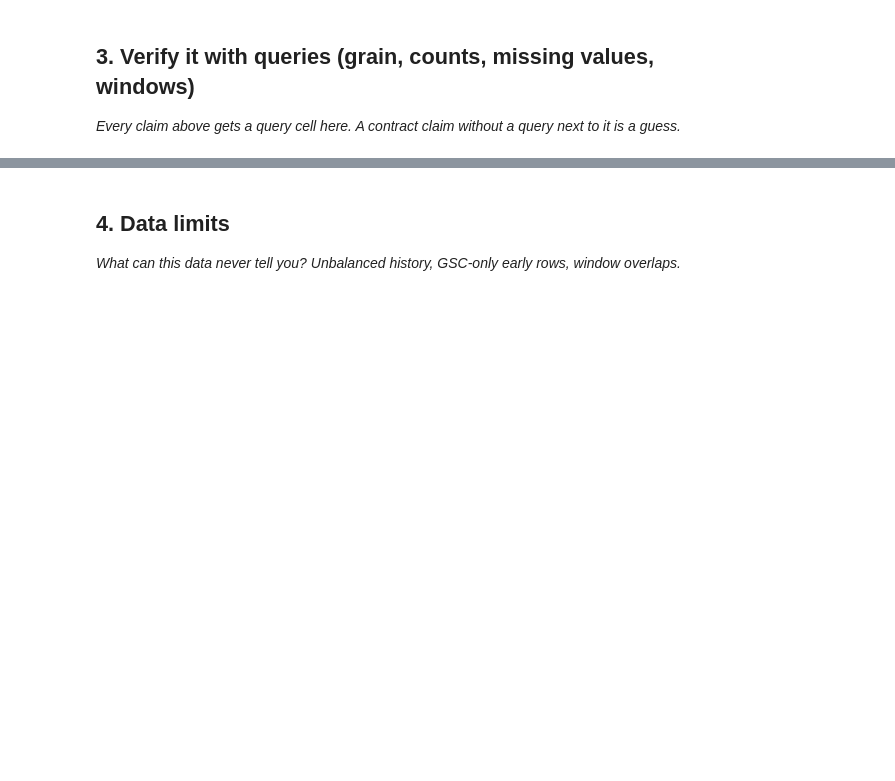
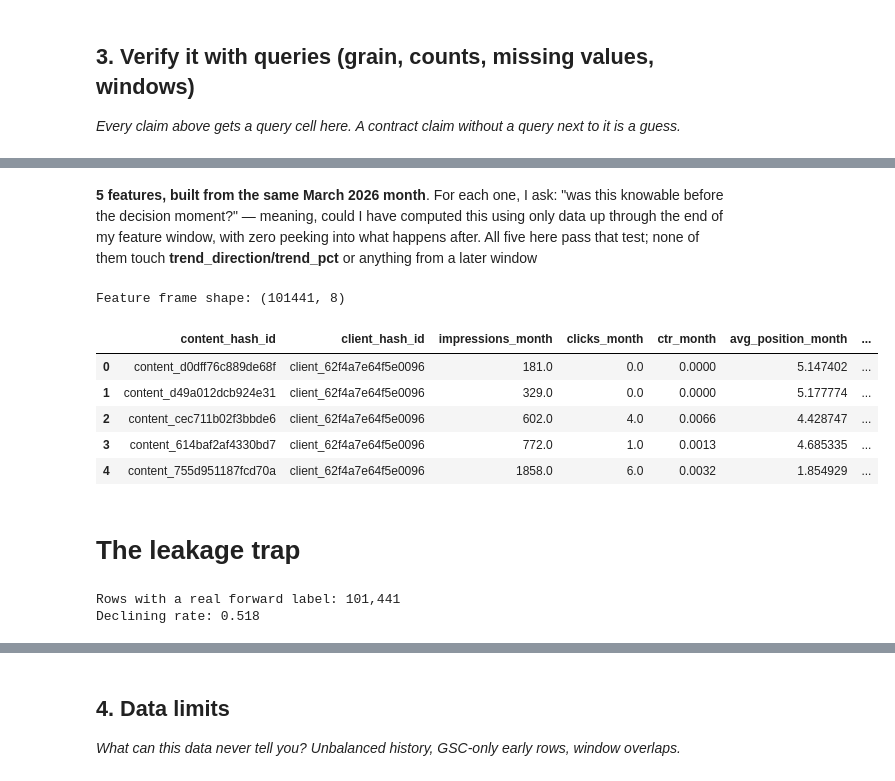
Before and after one commit to madaraf/Flyrank-intership-machine_learning, a Jupyter notebook: work/notebooks/w03_data_contract.ipynb, the cells around one changed output, grey strips where cells are left out. Drawn from its saved outputs; the diff is of its cells as text; code cells hidden in the pictures; blank space fills up the shorter version.

```diff
--- a/work/notebooks/w03_data_contract.ipynb
+++ b/work/notebooks/w03_data_contract.ipynb
@@ -29,0 +164,68 @@ This skeleton is yours to fill. Work the sections **in order** — each one has
+# %% [markdown]
+**5 features, built from the same March 2026 month**. For each one, I ask: "was this knowable before the decision moment?" — meaning, could I have computed this using only data up through the end of my feature window, with zero peeking into what happens after. All five here pass that test; none of them touch **trend_direction/trend_pct** or anything from a later window
+# %%
+features_df = con.sql(f"""
+    WITH page_month AS (
+        SELECT
+            content_hash_id,
+            client_hash_id,
+            SUM(gsc_impressions)                              AS impressions_month,
+            SUM(gsc_clicks)                                   AS clicks_month,
+            AVG(gsc_avg_position)                             AS avg_position_month,
+            COUNT(*) FILTER (WHERE gsc_impressions > 0)       AS days_with_impressions
+        FROM {MONTH}
+        GROUP BY content_hash_id, client_hash_id
+        HAVING SUM(gsc_impressions) >= 100
+    )
+    SELECT
+        p.content_hash_id,
+        p.client_hash_id,
+        p.impressions_month,
+        p.clicks_month,
+        ROUND(p.clicks_month * 1.0 / NULLIF(p.impressions_month, 0), 4) AS ctr_month,
+        p.avg_position_month,
+        p.days_with_impressions,
+        DATE_DIFF('day', d.content_created_date, DATE '2026-03-31')       AS content_age_days
+    FROM page_month p
+    LEFT JOIN read_parquet('{REL}/dim_content.parquet') d
+        ON p.content_hash_id = d.content_hash_id
+    LIMIT 200000
+""").df()
+
+print(f"Feature frame shape: {features_df.shape}")
+features_df.head()
+# %% [output]
+Feature frame shape: (101441, 8)
+|  | content_hash_id | client_hash_id | impressions_month | clicks_month | ctr_month | avg_position_month | ... |
+| 0 | content_d0dff76c889de68f | client_62f4a7e64f5e0096 | 181.0 | 0.0 | 0.0000 | 5.147402 | ... |
+| 1 | content_d49a012dcb924e31 | client_62f4a7e64f5e0096 | 329.0 | 0.0 | 0.0000 | 5.177774 | ... |
+| 2 | content_cec711b02f3bbde6 | client_62f4a7e64f5e0096 | 602.0 | 4.0 | 0.0066 | 4.428747 | ... |
+| 3 | content_614baf2af4330bd7 | client_62f4a7e64f5e0096 | 772.0 | 1.0 | 0.0013 | 4.685335 | ... |
+| 4 | content_755d951187fcd70a | client_62f4a7e64f5e0096 | 1858.0 | 6.0 | 0.0032 | 1.854929 | ... |
+# %% [markdown]
+# The leakage trap
+# %%
+# Step 1: Build the forward-looking label using a SEPARATE, later month (April)
+APRIL = f"read_parquet('{REL}/fact_content_daily_performance/month=2026-04/*.parquet')"
+
+april_impressions = con.sql(f"""
+    SELECT content_hash_id, SUM(gsc_impressions) AS impressions_april
+    FROM {APRIL}
+    GROUP BY content_hash_id
+""").df()
+
+# Join April's outcome onto our March feature frame
+labeled_df = features_df.merge(april_impressions, on="content_hash_id", how="inner")
+
+# The label: did impressions drop 20%+ from March into April?
+labeled_df["pct_change"] = (
+    (labeled_df["impressions_april"] - labeled_df["impressions_month"])
+    / labeled_df["impressions_month"]
+)
+labeled_df["is_declining_forward_label"] = (labeled_df["pct_change"] <= -0.20).astype(int)
+
+print(f"Rows with a real forward label: {len(labeled_df):,}")
+print(f"Declining rate: {labeled_df['is_declining_forward_label'].mean():.3f}")
+# %% [output]
+Rows with a real forward label: 101,441
+Declining rate: 0.518
```
Also changed, not shown: parts of 18 cells of this notebook.
